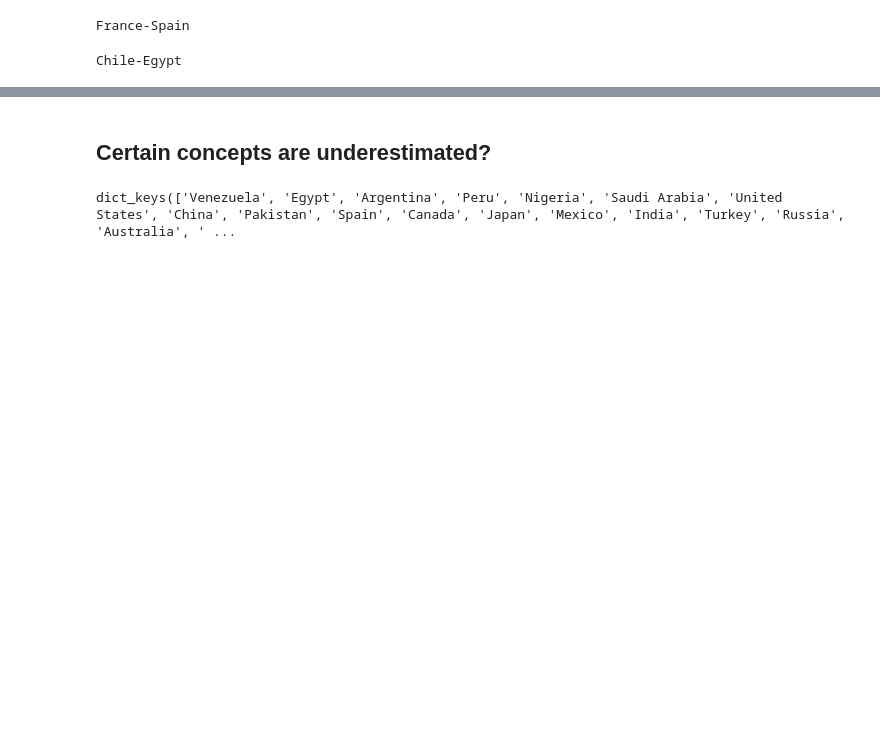
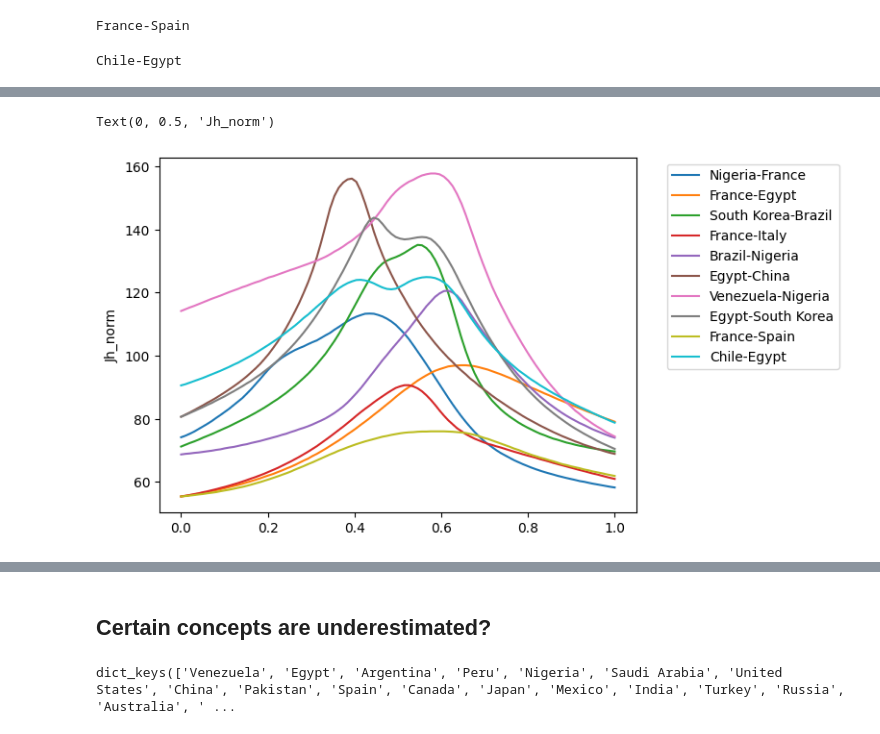
Before and after one commit to evandez/relations, a Jupyter notebook: notebooks/interpolation_experiment.ipynb, the cells around one changed output, grey strips where cells are left out. Cells and saved outputs as stored; diff of their text form; code cells hidden in the pictures; blank space fills up the shorter version.

```diff
--- a/notebooks/interpolation_experiment.ipynb
+++ b/notebooks/interpolation_experiment.ipynb
@@ -192,0 +210,9 @@ Chile-Egypt
+# %%
+# J(h2 - h1)
+for trial, label in zip(J_delta_h, labels):
+    plt.plot(np.linspace(0, 1, interpolation_steps), trial, label=label)
+plt.legend(bbox_to_anchor=(1.05, 1), loc='upper left')
+plt.ylabel("Jh_norm")
+# %% [output]
+Text(0, 0.5, 'Jh_norm')
+[figure, added]
```
Also changed, not shown: parts of 8 cells of this notebook.
